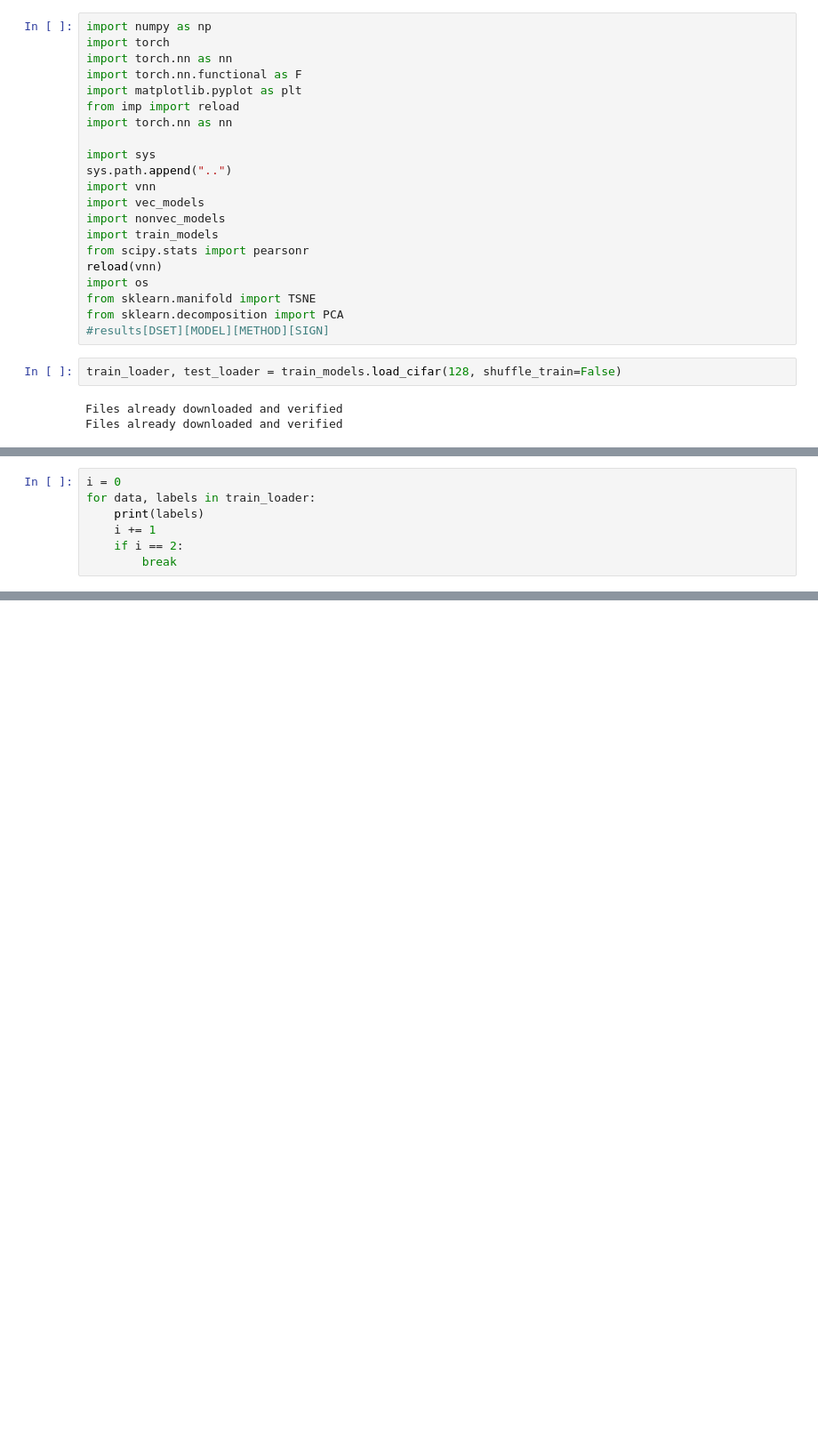
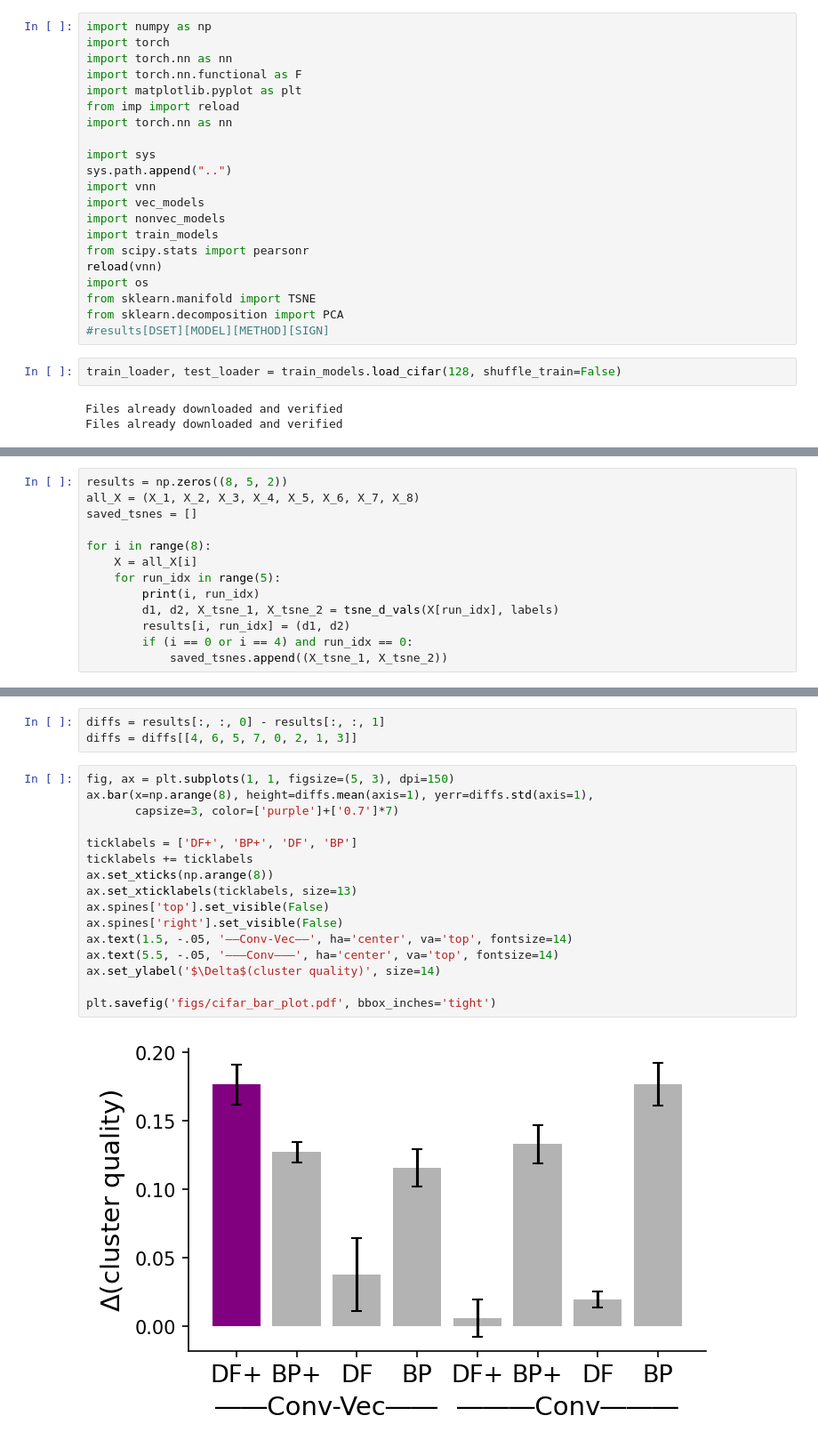
Before and after one commit to davidclark1/VectorizedNets, a Jupyter notebook: notebooks/conv_viz.ipynb, the cells around one changed output, grey strips where cells are left out. Shown at 89% size. Drawn from its saved outputs; the diff is of its cells as text; blank space fills up the shorter version.

```diff
--- a/notebooks/conv_viz.ipynb
+++ b/notebooks/conv_viz.ipynb
@@ -288,7 +26,0 @@ NameError: name 'v1' is not defined
-# %%
-i = 0
-for data, labels in train_loader:
-    print(labels)
-    i += 1
-    if i == 2:
-        break
@@ -307,0 +207,13 @@ tensor([5, 0, 4, 7, 6, 7, 1, 8, 1, 1, 2, 8, 1, 3, 3, 6, 2, 4, 9, 9, 5, 4, 3, 6,
+# %%
+results = np.zeros((8, 5, 2))
+all_X = (X_1, X_2, X_3, X_4, X_5, X_6, X_7, X_8)
+saved_tsnes = []
+
+for i in range(8):
+    X = all_X[i]
+    for run_idx in range(5):
+        print(i, run_idx)
+        d1, d2, X_tsne_1, X_tsne_2 = tsne_d_vals(X[run_idx], labels)
+        results[i, run_idx] = (d1, d2)
+        if (i == 0 or i == 4) and run_idx == 0:
+            saved_tsnes.append((X_tsne_1, X_tsne_2))
@@ -307,0 +238,21 @@ tensor([5, 0, 4, 7, 6, 7, 1, 8, 1, 1, 2, 8, 1, 3, 3, 6, 2, 4, 9, 9, 5, 4, 3, 6,
+# %%
+diffs = results[:, :, 0] - results[:, :, 1]
+diffs = diffs[[4, 6, 5, 7, 0, 2, 1, 3]]
+# %%
+fig, ax = plt.subplots(1, 1, figsize=(5, 3), dpi=150)
+ax.bar(x=np.arange(8), height=diffs.mean(axis=1), yerr=diffs.std(axis=1),
+       capsize=3, color=['purple']+['0.7']*7)
+
+ticklabels = ['DF+', 'BP+', 'DF', 'BP']
+ticklabels += ticklabels
+ax.set_xticks(np.arange(8))
+ax.set_xticklabels(ticklabels, size=13)
+ax.spines['top'].set_visible(False)
+ax.spines['right'].set_visible(False)
+ax.text(1.5, -.05, '――Conv-Vec――', ha='center', va='top', fontsize=14)
+ax.text(5.5, -.05, '―――Conv―――', ha='center', va='top', fontsize=14)
+ax.set_ylabel('$\Delta$(cluster quality)', size=14)
+
+plt.savefig('figs/cifar_bar_plot.pdf', bbox_inches='tight')
+# %% [output]
+[figure, added]
```
Also changed, not shown: parts of 21 cells of this notebook, 2 other files.
